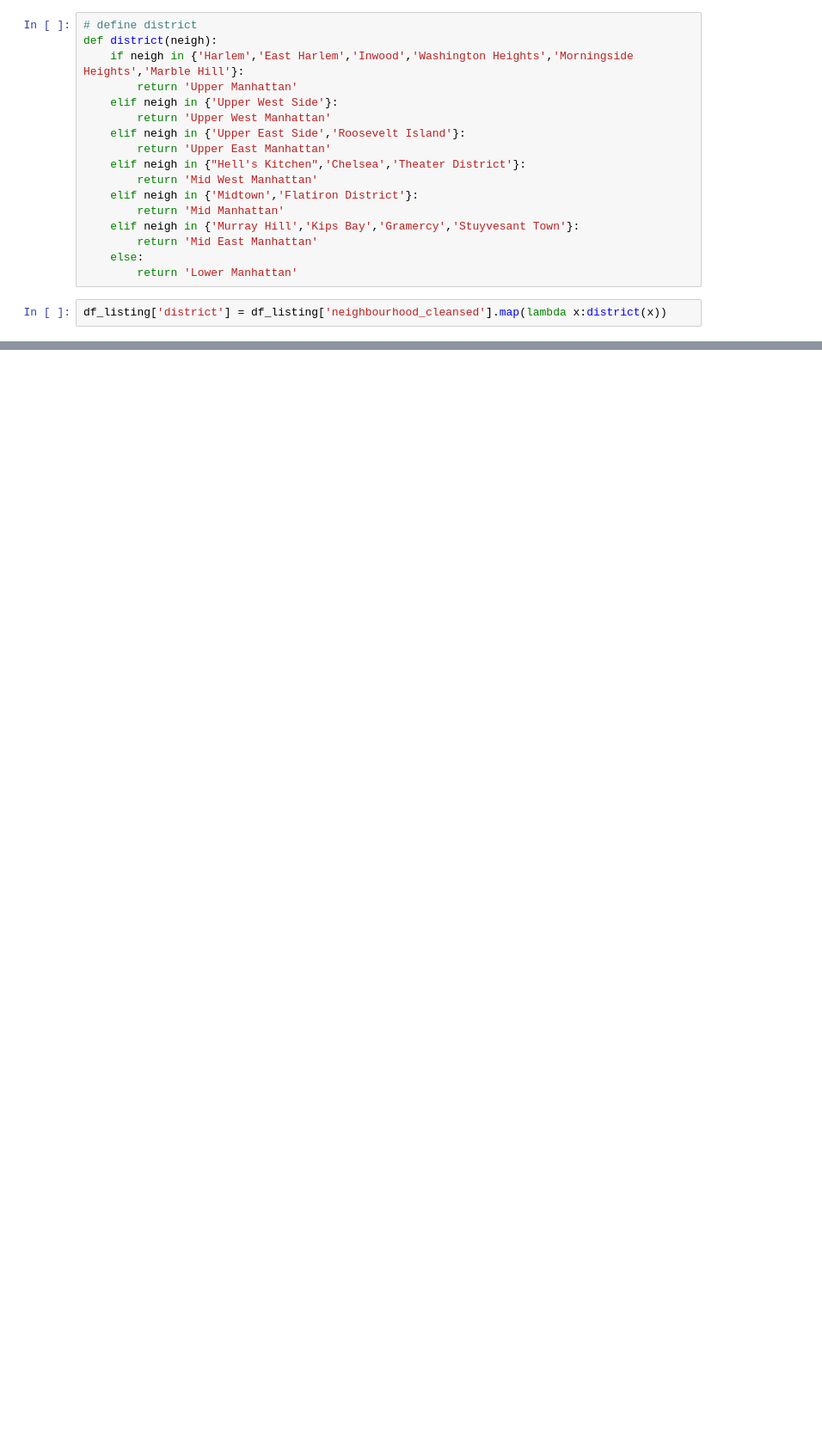
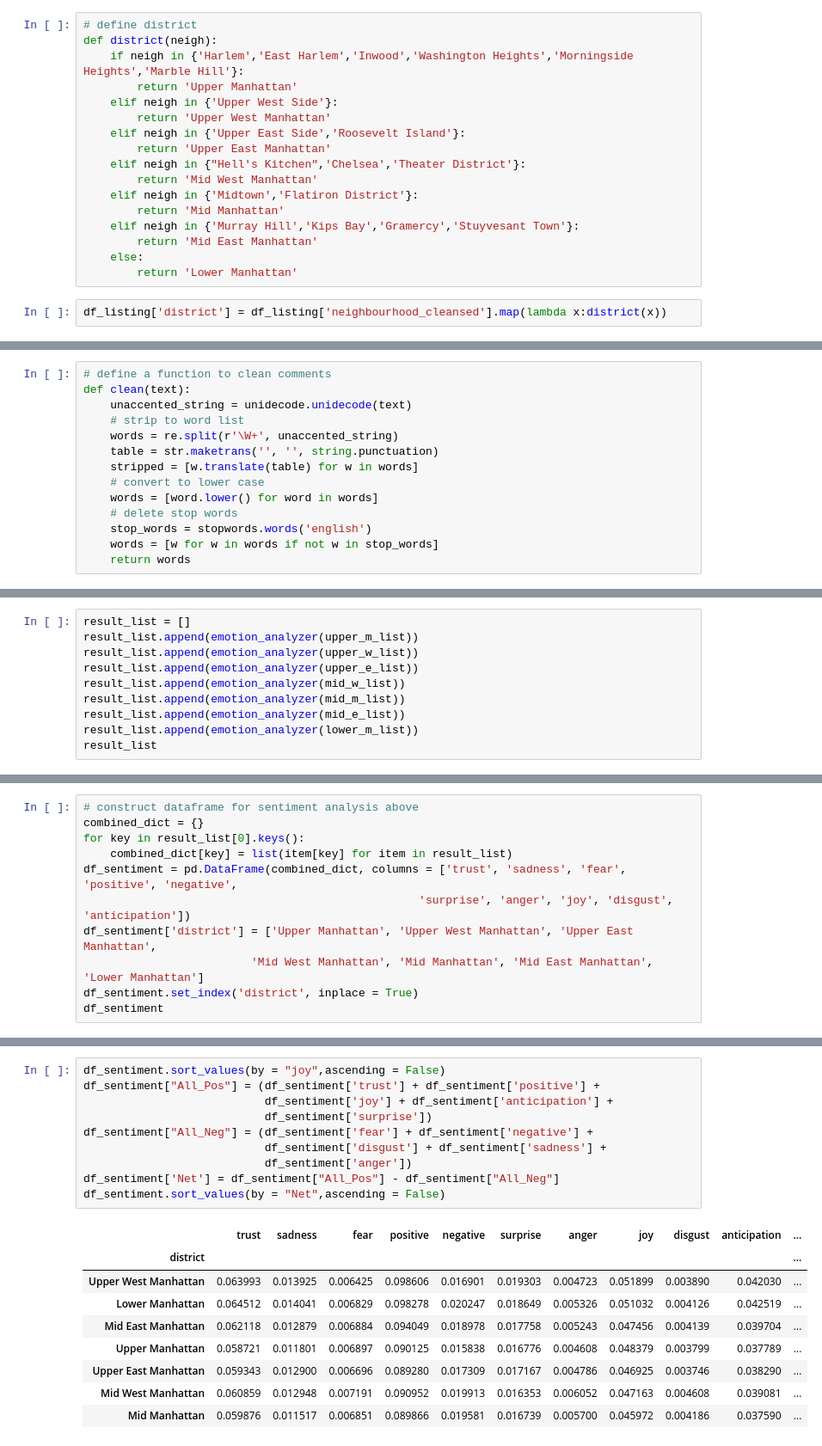
Before and after one commit to benbencony/NYC-Airbnb-Operation-Analysis, a Jupyter notebook: airbnb_sentiment_analysis.ipynb, the cells around one changed output, grey strips where cells are left out. Shown at 86% size. Saved outputs shown, nothing was run; the diff lists cells and outputs as text; blank space fills up the shorter version.

```diff
--- a/airbnb_sentiment_analysis.ipynb
+++ b/airbnb_sentiment_analysis.ipynb
@@ -347,0 +147,14 @@ plt.show()
+# %%
+# define a function to clean comments
+def clean(text):
+    unaccented_string = unidecode.unidecode(text)
+    # strip to word list
+    words = re.split(r'\W+', unaccented_string)
+    table = str.maketrans('', '', string.punctuation)
+    stripped = [w.translate(table) for w in words]
+    # convert to lower case
+    words = [word.lower() for word in words]
+    # delete stop words
+    stop_words = stopwords.words('english')
+    words = [w for w in words if not w in stop_words]
+    return words
@@ -347,0 +206,10 @@ plt.show()
+# %%
+result_list = []
+result_list.append(emotion_analyzer(upper_m_list))
+result_list.append(emotion_analyzer(upper_w_list))
+result_list.append(emotion_analyzer(upper_e_list))
+result_list.append(emotion_analyzer(mid_w_list))
+result_list.append(emotion_analyzer(mid_m_list))
+result_list.append(emotion_analyzer(mid_e_list))
+result_list.append(emotion_analyzer(lower_m_list))
+result_list
@@ -347,0 +236,11 @@ plt.show()
+# %%
+# construct dataframe for sentiment analysis above
+combined_dict = {}
+for key in result_list[0].keys():
+    combined_dict[key] = list(item[key] for item in result_list)
+df_sentiment = pd.DataFrame(combined_dict, columns = ['trust', 'sadness', 'fear', 'positive', 'negative',
+                                                  'surprise', 'anger', 'joy', 'disgust', 'anticipation'])
+df_sentiment['district'] = ['Upper Manhattan', 'Upper West Manhattan', 'Upper East Manhattan',
+                         'Mid West Manhattan', 'Mid Manhattan', 'Mid East Manhattan', 'Lower Manhattan']
+df_sentiment.set_index('district', inplace = True)
+df_sentiment
@@ -347,0 +257,20 @@ plt.show()
+# %%
+df_sentiment.sort_values(by = "joy",ascending = False)
+df_sentiment["All_Pos"] = (df_sentiment['trust'] + df_sentiment['positive'] +
+                           df_sentiment['joy'] + df_sentiment['anticipation'] +
+                           df_sentiment['surprise'])
+df_sentiment["All_Neg"] = (df_sentiment['fear'] + df_sentiment['negative'] +
+                           df_sentiment['disgust'] + df_sentiment['sadness'] +
+                           df_sentiment['anger'])
+df_sentiment['Net'] = df_sentiment["All_Pos"] - df_sentiment["All_Neg"]
+df_sentiment.sort_values(by = "Net",ascending = False)
+# %% [output]
+|  | trust | sadness | fear | positive | negative | surprise | anger | joy | disgust | anticipation | ... |
+| district |  |  |  |  |  |  |  |  |  |  | ... |
+| Upper West Manhattan | 0.063993 | 0.013925 | 0.006425 | 0.098606 | 0.016901 | 0.019303 | 0.004723 | 0.051899 | 0.003890 | 0.042030 | ... |
+| Lower Manhattan | 0.064512 | 0.014041 | 0.006829 | 0.098278 | 0.020247 | 0.018649 | 0.005326 | 0.051032 | 0.004126 | 0.042519 | ... |
+| Mid East Manhattan | 0.062118 | 0.012879 | 0.006884 | 0.094049 | 0.018978 | 0.017758 | 0.005243 | 0.047456 | 0.004139 | 0.039704 | ... |
+| Upper Manhattan | 0.058721 | 0.011801 | 0.006897 | 0.090125 | 0.015838 | 0.016776 | 0.004608 | 0.048379 | 0.003799 | 0.037789 | ... |
+| Upper East Manhattan | 0.059343 | 0.012900 | 0.006696 | 0.089280 | 0.017309 | 0.017167 | 0.004786 | 0.046925 | 0.003746 | 0.038290 | ... |
+| Mid West Manhattan | 0.060859 | 0.012948 | 0.007191 | 0.090952 | 0.019913 | 0.016353 | 0.006052 | 0.047163 | 0.004608 | 0.039081 | ... |
+| Mid Manhattan | 0.059876 | 0.011517 | 0.006851 | 0.089866 | 0.019581 | 0.016739 | 0.005700 | 0.045972 | 0.004186 | 0.037590 | ... |
```
Also changed, not shown: parts of 40 cells of this notebook.
